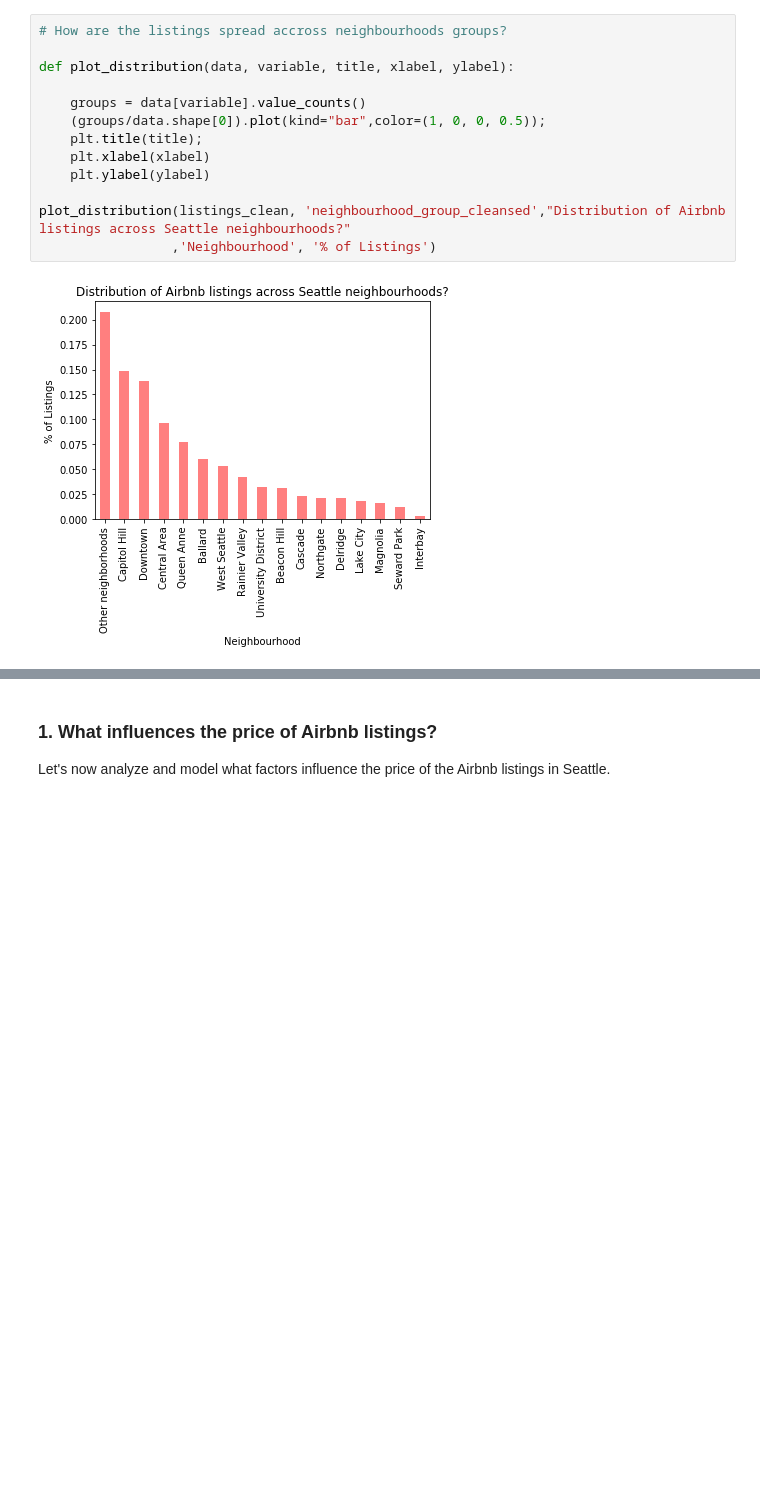
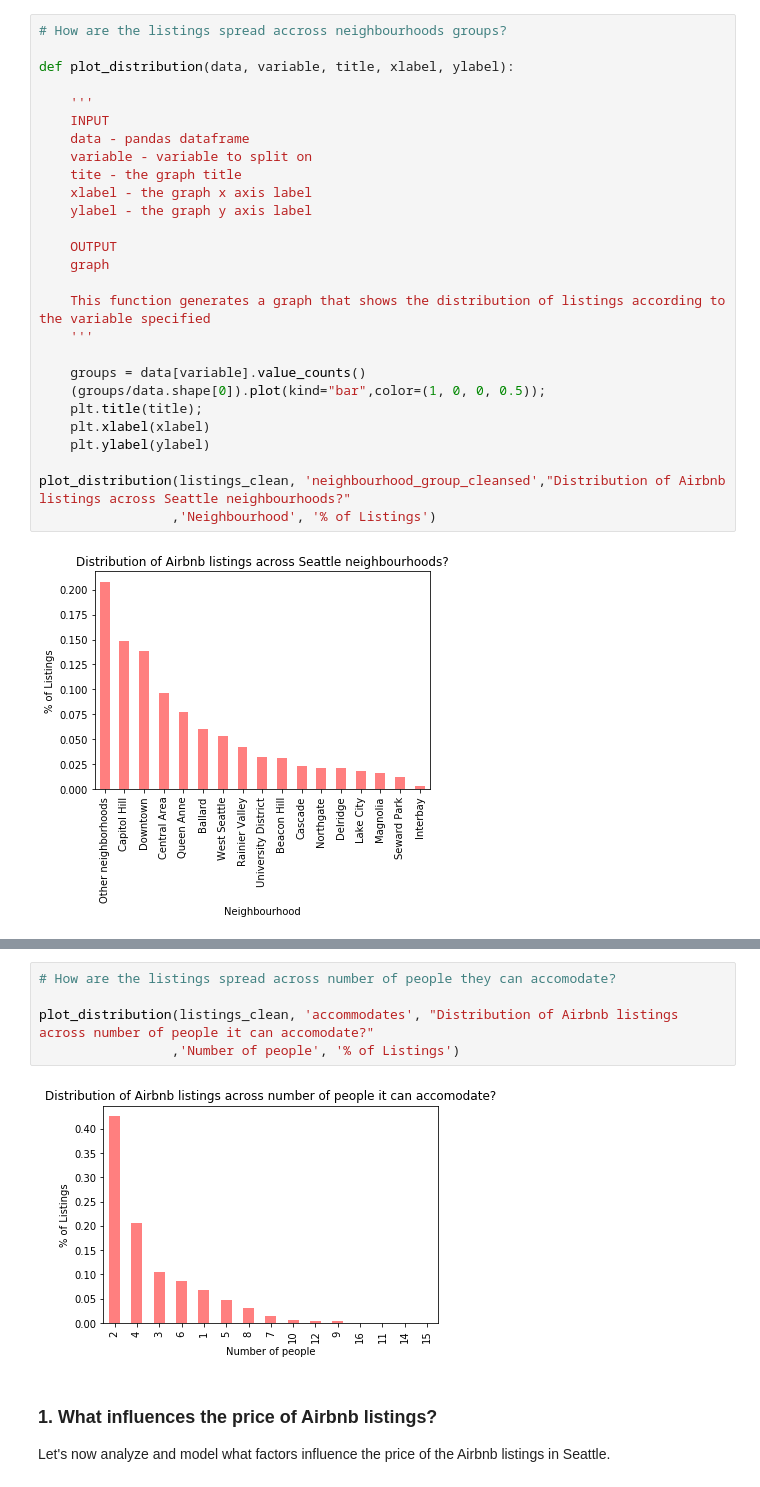
Before and after one commit to Robinhohocepied/airbnb-seattle-data, a Jupyter notebook: AirBnB+Seattle+Data.ipynb, the cells around one changed output, grey strips where cells are left out. Saved outputs shown, nothing was run; the diff lists cells and outputs as text; blank space fills up the shorter version.

```diff
--- a/AirBnB+Seattle+Data.ipynb
+++ b/AirBnB+Seattle+Data.ipynb
@@ -234,6 +293,20 @@ Let's first have a look at the data in general and how the listings are spread.
 # How are the listings spread accross neighbourhoods groups?
 
 def plot_distribution(data, variable, title, xlabel, ylabel):
+
+    '''
+    INPUT
+    data - pandas dataframe
+    variable - variable to split on
+    tite - the graph title
+    xlabel - the graph x axis label
+    ylabel - the graph y axis label
+
+    OUTPUT
+    graph
+
+    This function generates a graph that shows the distribution of listings according to the variable specified
+    '''
 
     groups = data[variable].value_counts()
     (groups/data.shape[0]).plot(kind="bar",color=(1, 0, 0, 0.5));
@@ -259,6 +332,13 @@ plot_distribution(listings_clean, 'property_type',"Distribution of Airbnb listin
                  ,'Property Type', '% of Listings')
 # %% [output]
 [figure]
+# %%
+# How are the listings spread across number of people they can accomodate?
+
+plot_distribution(listings_clean, 'accommodates', "Distribution of Airbnb listings across number of people it can accomodate?"
+                 ,'Number of people', '% of Listings')
+# %% [output]
+[figure, added]
 # %% [markdown]
 ### 1. What influences the price of Airbnb listings?
 Let's now analyze and model what factors influence the price of the Airbnb listings in Seattle.
```
Also changed, not shown: parts of 28 cells of this notebook.
